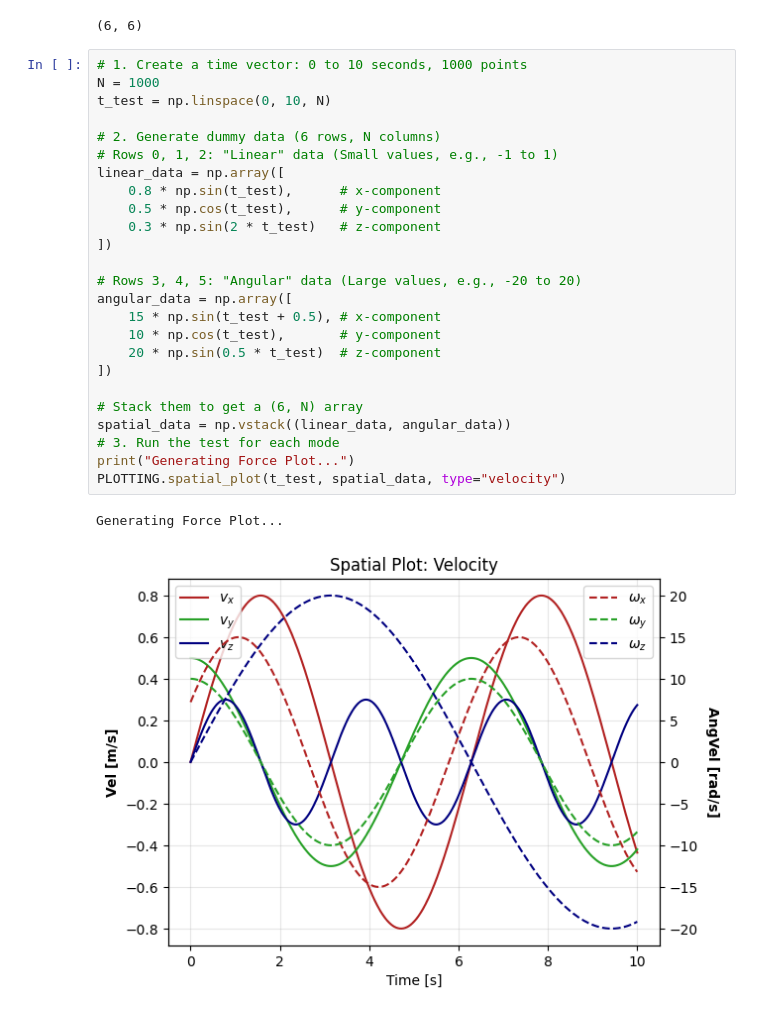
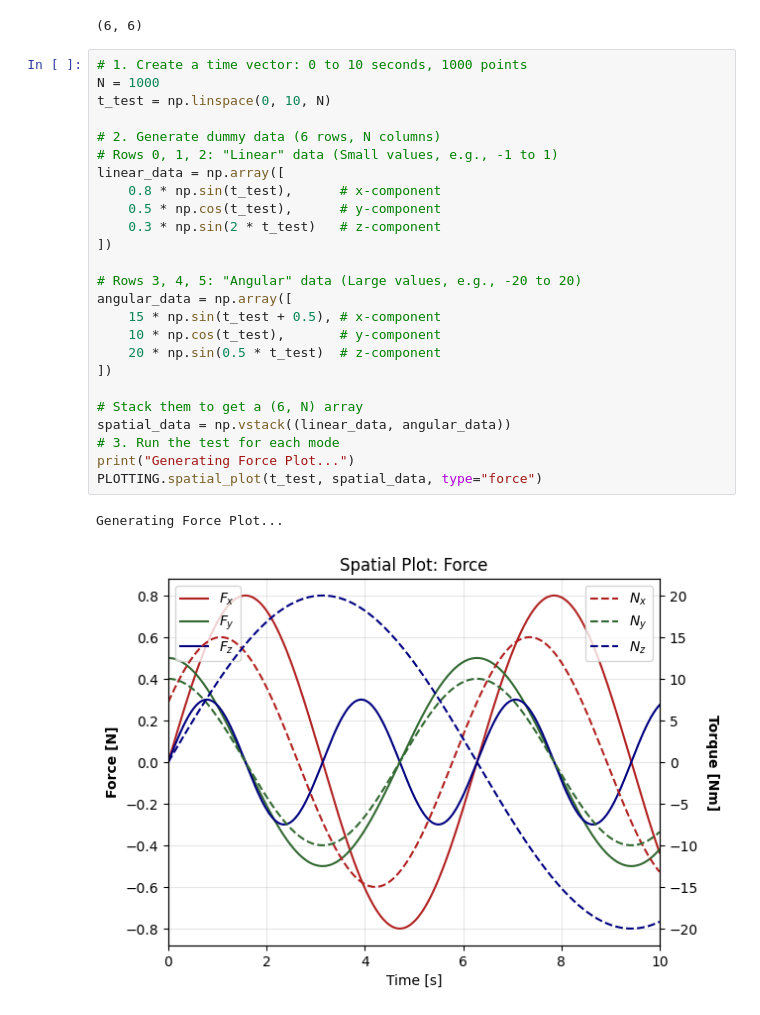
Before and after one commit to jenemene/Bachelor, a Jupyter notebook: Arbejdspakke1/N-body-pendul/testnb.ipynb, the cells around one changed output. Cells and saved outputs as stored; diff of their text form.

```diff
--- a/Arbejdspakke1/N-body-pendul/testnb.ipynb
+++ b/Arbejdspakke1/N-body-pendul/testnb.ipynb
@@ -39,28 +39,28 @@ print(np.shape(phi))
 # %%
 # 1. Create a time vector: 0 to 10 seconds, 1000 points
 N = 1000
 t_test = np.linspace(0, 10, N)
 
 # 2. Generate dummy data (6 rows, N columns)
 # Rows 0, 1, 2: "Linear" data (Small values, e.g., -1 to 1)
 linear_data = np.array([
     0.8 * np.sin(t_test),      # x-component
     0.5 * np.cos(t_test),      # y-component
     0.3 * np.sin(2 * t_test)   # z-component
 ])
 
 # Rows 3, 4, 5: "Angular" data (Large values, e.g., -20 to 20)
 angular_data = np.array([
     15 * np.sin(t_test + 0.5), # x-component
     10 * np.cos(t_test),       # y-component
     20 * np.sin(0.5 * t_test)  # z-component
 ])
 
 # Stack them to get a (6, N) array
 spatial_data = np.vstack((linear_data, angular_data))
 # 3. Run the test for each mode
 print("Generating Force Plot...")
-PLOTTING.spatial_plot(t_test, spatial_data, type="velocity")
+PLOTTING.spatial_plot(t_test, spatial_data, type="force")
 # %% [output]
 Generating Force Plot...
-[figure, old version]
+[figure, new version]
```
Also changed, not shown: parts of 2 cells of this notebook, 2 other files.
